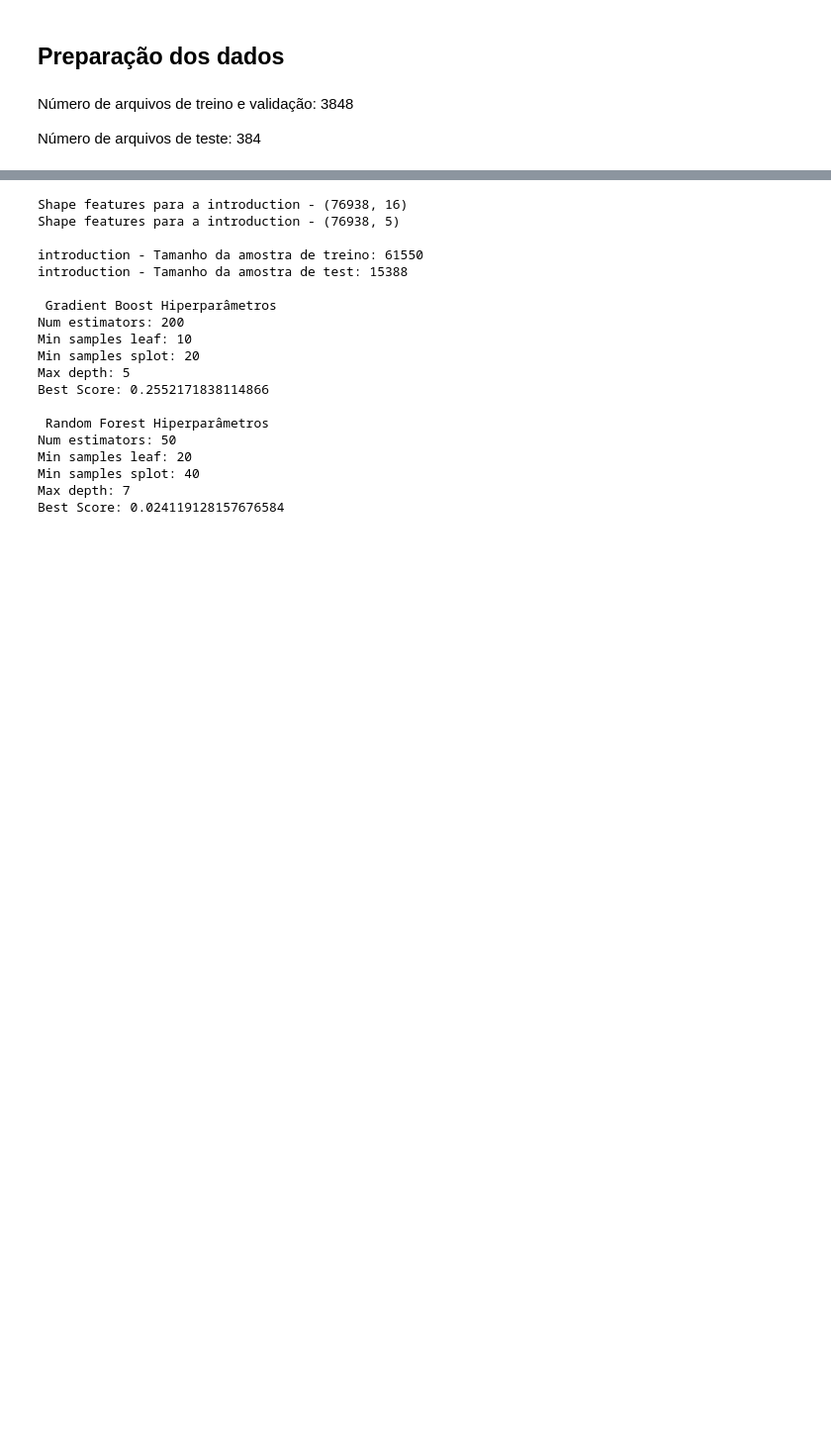
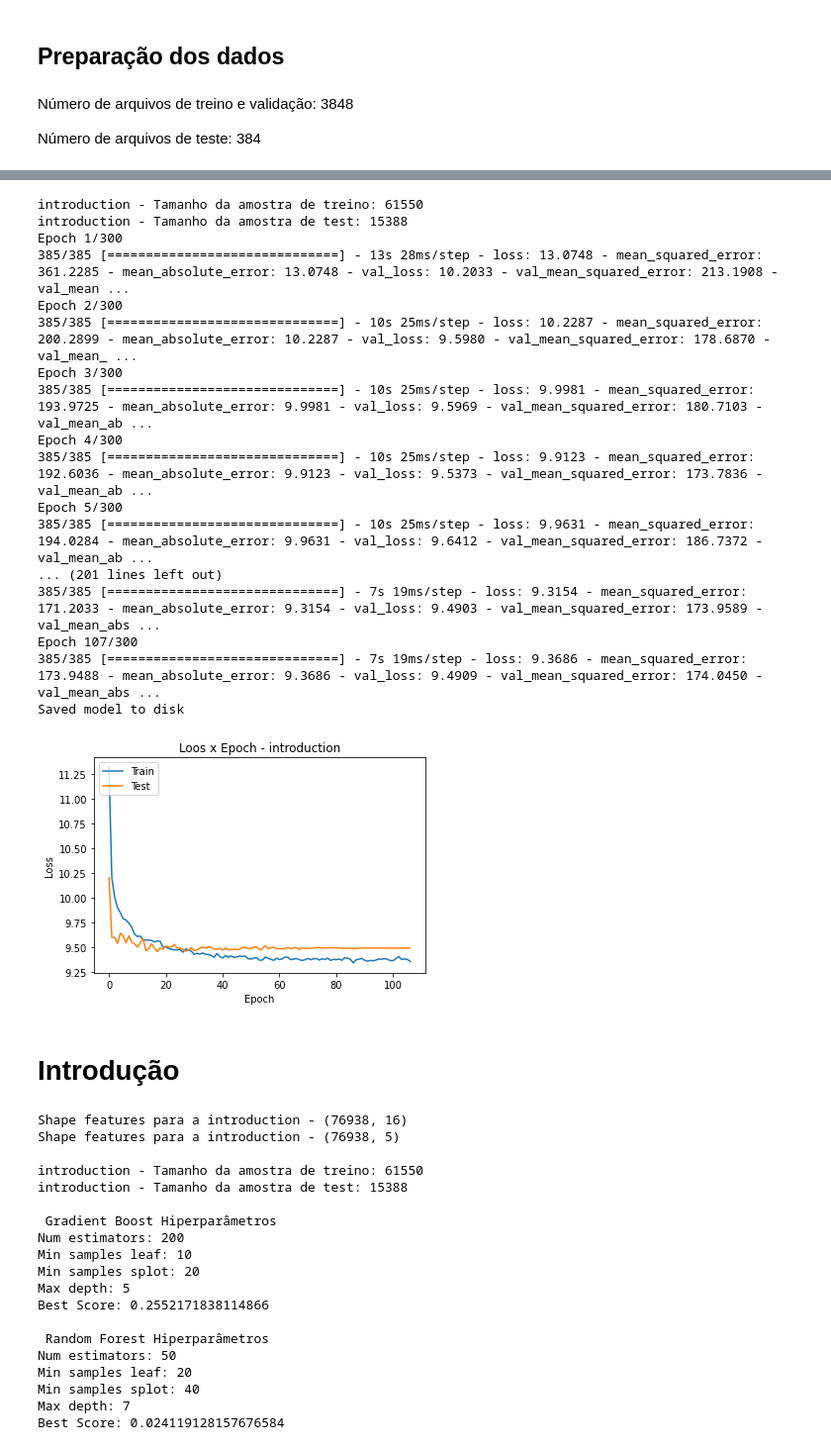
Before and after one commit to CinthiaS/mv-text-summarizer, a Jupyter notebook: notebook/main.ipynb, the cells around one changed output, grey strips where cells are left out. Shown: that part at 99% size. Drawn from its saved outputs; the diff is of its cells as text; code cells hidden in the pictures; blank space fills up the shorter version.

```diff
--- a/notebook/main.ipynb
+++ b/notebook/main.ipynb
@@ -572,7 +283,7 @@ def  load_preparation(X, y, dataset, train=False):
     if train:
         scaler = StandardScaler()
         scaler.fit(X_train)
-        pickle.dump(scaler, open('StandardScaler_{}', 'wb'))
+        pickle.dump(scaler, open('StandardScaler_{}'.format(dataset), 'wb'))
     else:
         infile = open('StandardScaler_{}'.format(dataset),'rb')
         scaler = pickle.load(infile)
@@ -619,3 +345,31 @@ A seguir é apresentado para cada seção o shape das features e scores, o taman
+# %%
+
+X, y, X_train, X_test, y_train, y_test = load_preparation(features_df, scores_df, dataset)
+
+mse, mae = pipeline_neural_model(
+    dataset,  X_train, y_train, X_test, y_test, validation_split=0.2, learning_rate=0.001,
+    epochs=300, batch_size=128, verbose=1, train=True)
+# %% [output]
+introduction - Tamanho da amostra de treino: 61550
+introduction - Tamanho da amostra de test: 15388
+Epoch 1/300
+385/385 [==============================] - 13s 28ms/step - loss: 13.0748 - mean_squared_error: 361.2285 - mean_absolute_error: 13.0748 - val_loss: 10.2033 - val_mean_squared_error: 213.1908 - val_mean ...
+Epoch 2/300
+385/385 [==============================] - 10s 25ms/step - loss: 10.2287 - mean_squared_error: 200.2899 - mean_absolute_error: 10.2287 - val_loss: 9.5980 - val_mean_squared_error: 178.6870 - val_mean_ ...
+Epoch 3/300
+385/385 [==============================] - 10s 25ms/step - loss: 9.9981 - mean_squared_error: 193.9725 - mean_absolute_error: 9.9981 - val_loss: 9.5969 - val_mean_squared_error: 180.7103 - val_mean_ab ...
+Epoch 4/300
+385/385 [==============================] - 10s 25ms/step - loss: 9.9123 - mean_squared_error: 192.6036 - mean_absolute_error: 9.9123 - val_loss: 9.5373 - val_mean_squared_error: 173.7836 - val_mean_ab ...
+Epoch 5/300
+385/385 [==============================] - 10s 25ms/step - loss: 9.9631 - mean_squared_error: 194.0284 - mean_absolute_error: 9.9631 - val_loss: 9.6412 - val_mean_squared_error: 186.7372 - val_mean_ab ...
+... (201 lines left out)
+385/385 [==============================] - 7s 19ms/step - loss: 9.3154 - mean_squared_error: 171.2033 - mean_absolute_error: 9.3154 - val_loss: 9.4903 - val_mean_squared_error: 173.9589 - val_mean_abs ...
+Epoch 107/300
+385/385 [==============================] - 7s 19ms/step - loss: 9.3686 - mean_squared_error: 173.9488 - mean_absolute_error: 9.3686 - val_loss: 9.4909 - val_mean_squared_error: 174.0450 - val_mean_abs ...
+Saved model to disk
+[figure, added]
+# %% [markdown]
+# Introdução
 # %%
 path_base = "../../sumdata/dataset_articles"
 # %%
```
Also changed, not shown: parts of 42 cells of this notebook, 4 other files.
